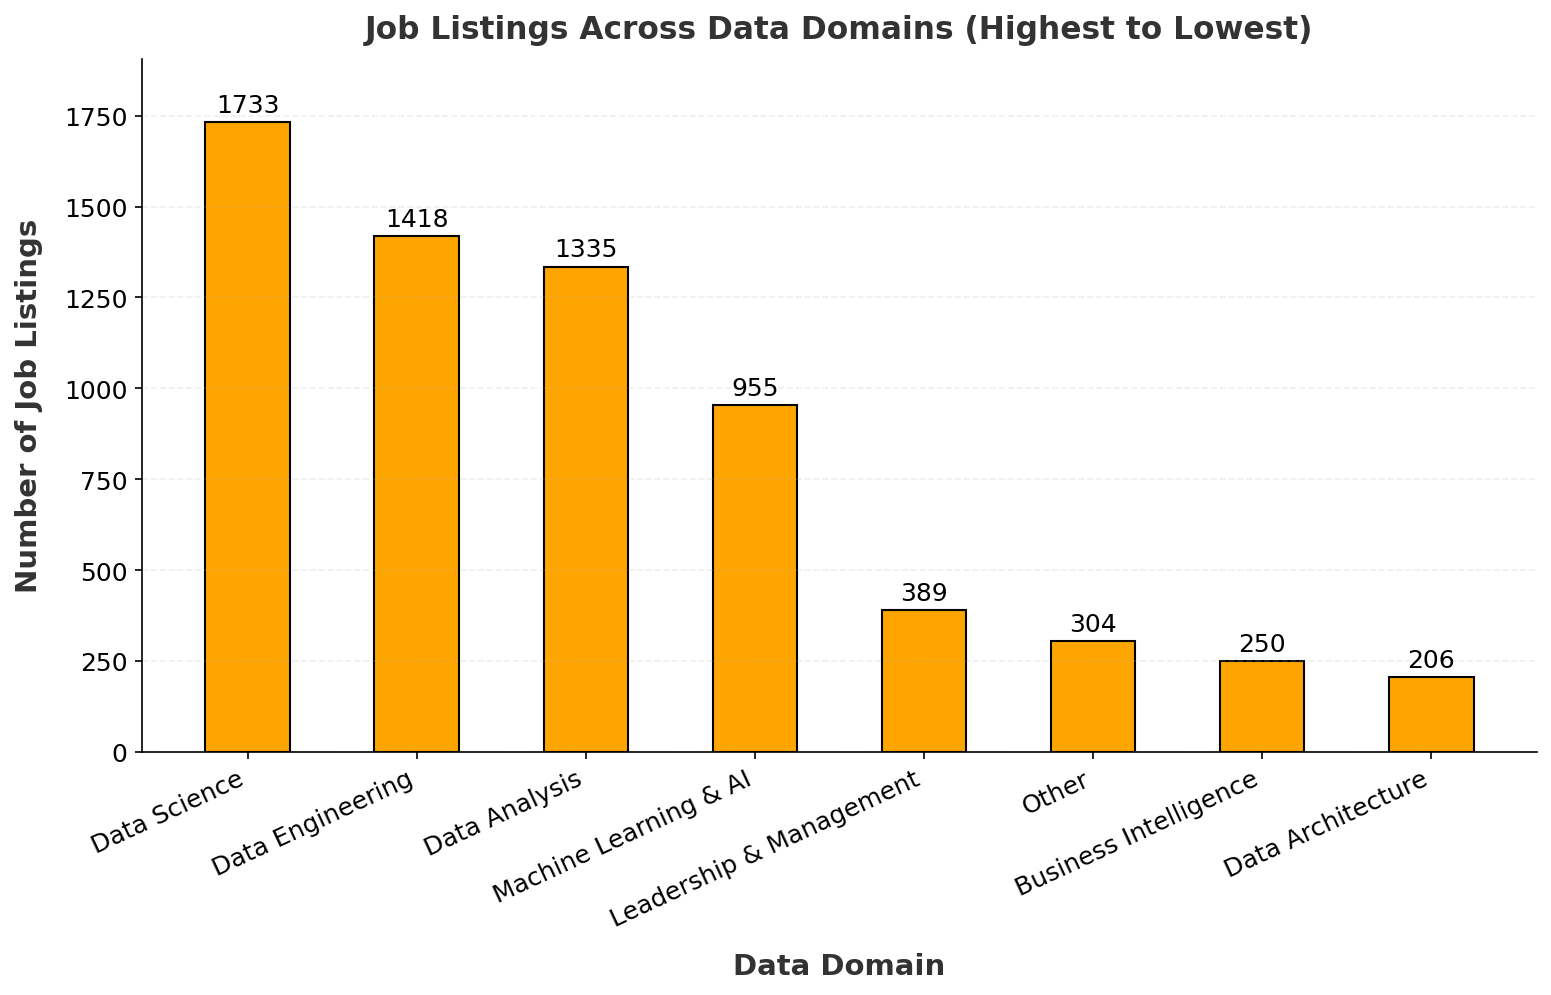
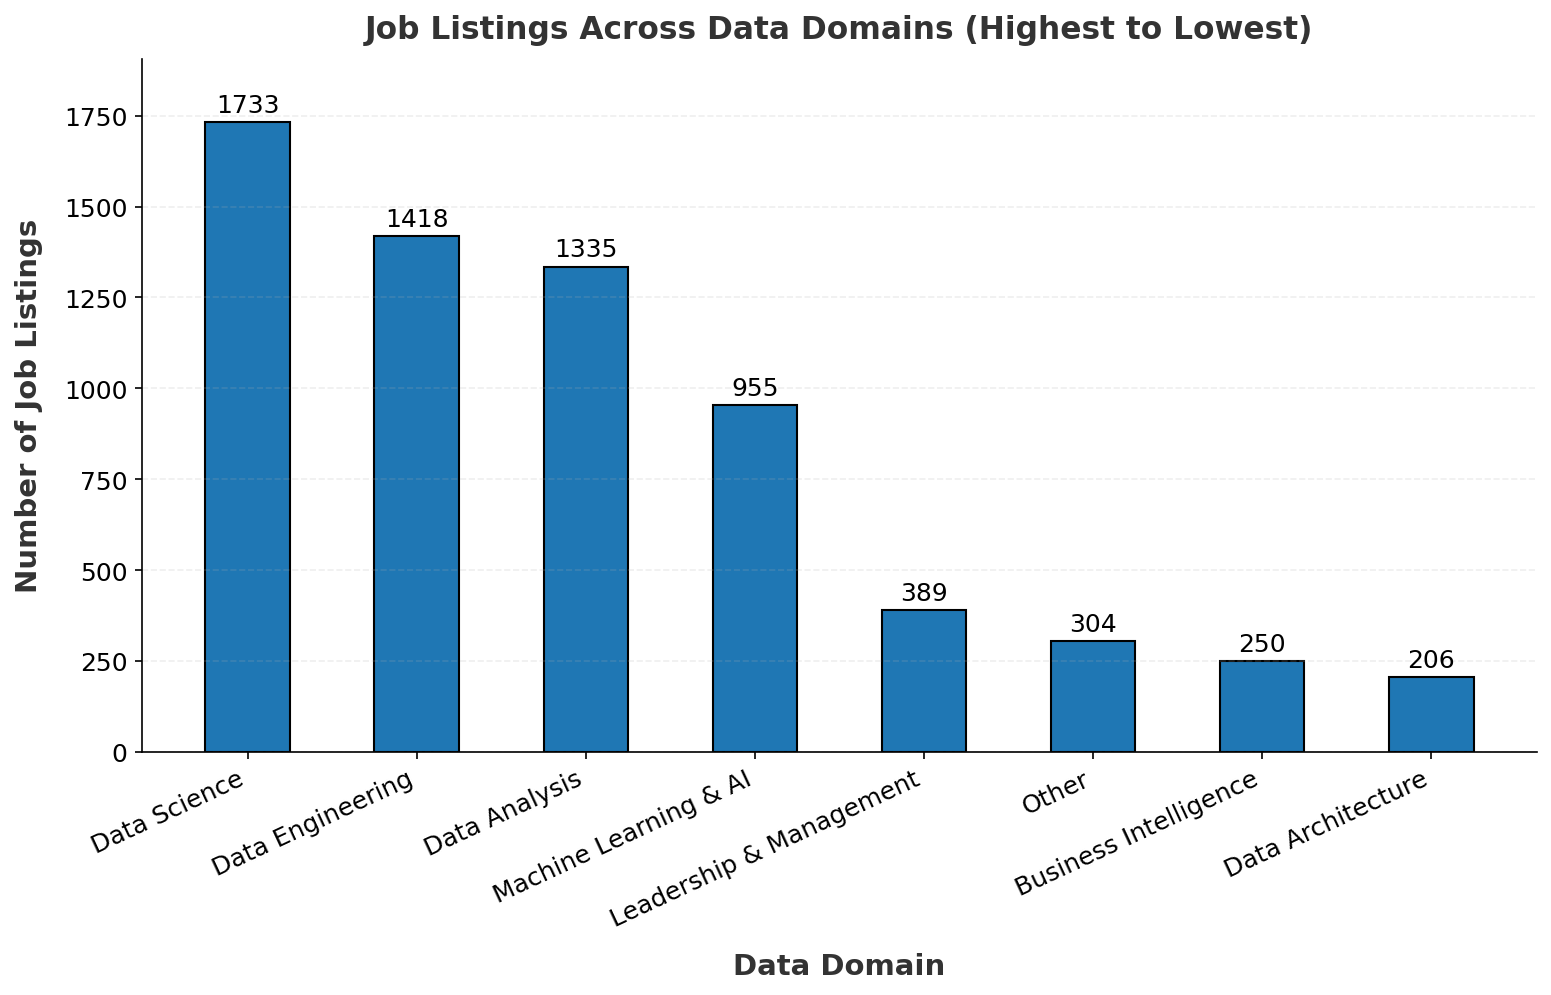
The notebook cell's code change between the first figure and the second:
--- before
+++ after
@@ -11,5 +11,5 @@
 
 # Plot
-plt.bar(x, y, width=0.5, color="orange", edgecolor="black")
+plt.bar(x, y, width=0.5, edgecolor="black")
 
 # Titles & Labels

Commit: Improved EDA-05 Comments, Titles & Labels